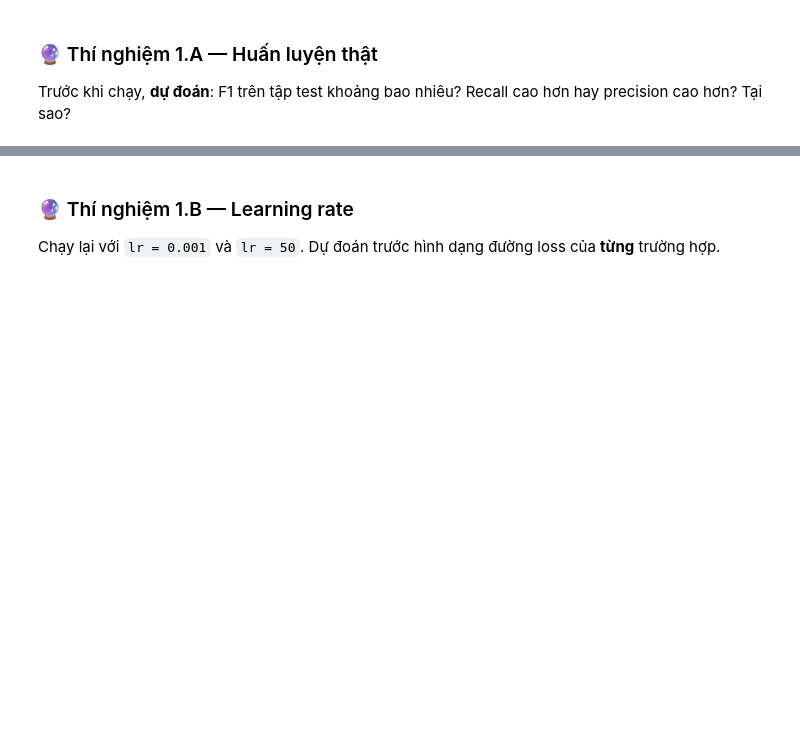
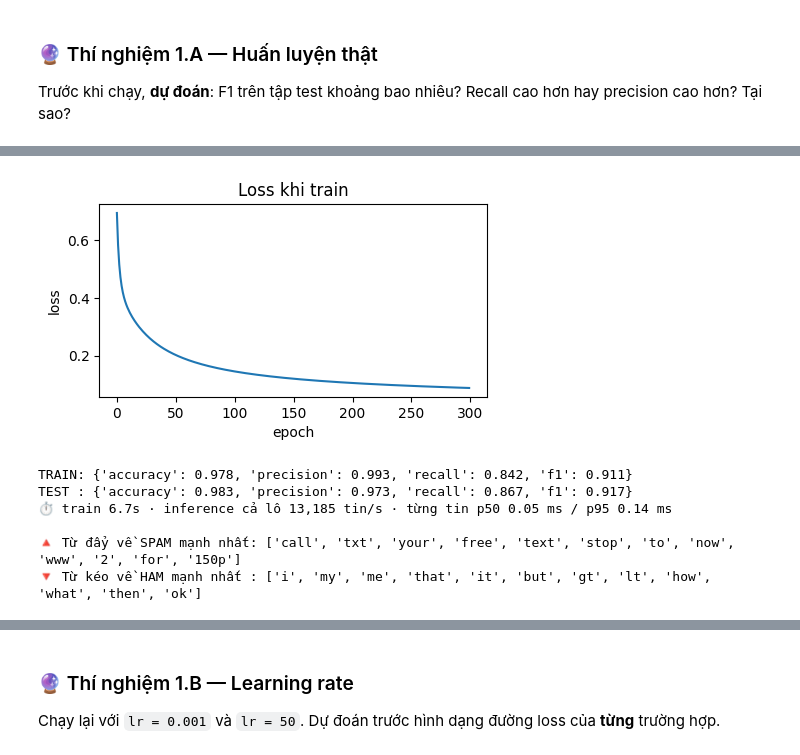
Before and after one commit to sasutaai/K5-L3-DAY01-NguyenTuanAnh-2A202603498-AIFoundation, a Jupyter notebook: src/day01_spam_ml_dl_embedding_llm.ipynb, the cells around one changed output, grey strips where cells are left out. Saved outputs shown, nothing was run; the diff lists cells and outputs as text; code cells hidden in the pictures; blank space fills up the shorter version.

Commit message:
Được tạo bằng Colab

```diff
--- a/src/day01_spam_ml_dl_embedding_llm.ipynb
+++ b/src/day01_spam_ml_dl_embedding_llm.ipynb
@@ -246,14 +322,38 @@ _run_check("1.3 train_logreg", _t)
 # %%
 # 🧩 TODO 1.4 — Đánh giá: accuracy chưa đủ khi dữ liệu lệch!
-def metrics(y_true, y_pred) -> dict:
-    """
-    Trả về {"accuracy", "precision", "recall", "f1"} (float). Lớp dương = spam (1).
-      precision = TP / (TP + FP)   — trong số tin bị chặn, bao nhiêu % là spam thật?
-      recall    = TP / (TP + FN)   — trong số spam thật, bắt được bao nhiêu %?
-      f1        = 2·P·R / (P + R)
-    Mẫu số = 0 → trả về 0.0 cho chỉ số đó.
-    """
-    raise NotImplementedError
+def metrics(y_true, y_pred):
+    """Tính các chỉ số accuracy, precision, recall, f1 dựa trên y_true và y_pred."""
+    y_true = np.asarray(y_true)
+    y_pred = np.asarray(y_pred)
+
+    # Tính các thành phần Confusion Matrix
+    tp = np.sum((y_true == 1) & (y_pred == 1))
+    tn = np.sum((y_true == 0) & (y_pred == 0))
+    fp = np.sum((y_true == 0) & (y_pred == 1))
+    fn = np.sum((y_true == 1) & (y_pred == 0))
+
+    # 1. Accuracy
+    total = len(y_true)
+    accuracy = (tp + tn) / total if total > 0 else 0.0
+
+    # 2. Precision (tránh chia cho 0)
+    precision_denom = tp + fp
+    precision = tp / precision_denom if precision_denom > 0 else 0.0
+
+    # 3. Recall (tránh chia cho 0)
+    recall_denom = tp + fn
+    recall = tp / recall_denom if recall_denom > 0 else 0.0
+
+    # 4. F1-Score (tránh chia cho 0)
+    f1_denom = precision + recall
+    f1 = 2 * (precision * recall) / f1_denom if f1_denom > 0 else 0.0
+
+    return {
+        "accuracy": float(accuracy),
+        "precision": float(precision),
+        "recall": float(recall),
+        "f1": float(f1)
+    }
 # %%
 def _t():
     m = metrics([1, 1, 1, 0, 0, 0, 0, 0], [1, 1, 0, 1, 0, 0, 0, 0])
@@ -270,24 +374,32 @@ predict("ml_f1", "...")   # ✏️ ví dụ: "F1 ~0.85, precision cao hơn recal
 # %%
-require_prediction("ml_f1")
+require_prediction("0.80")
 X_tr, X_va, X_te = vectorize(texts_tr, vocab), vectorize(texts_va, vocab), vectorize(texts_te, vocab)
 t0 = time.perf_counter()
 w, b, losses = train_logreg(X_tr, y_tr, lr=0.5, epochs=300)
 train_time = time.perf_counter() - t0
 
 plt.figure(figsize=(5, 2.5)); plt.plot(losses); plt.xlabel("epoch"); plt.ylabel("loss"); plt.title("Loss khi train"); plt.show()
 predict_bow_lr = lambda texts: (predict_proba(vectorize(texts, vocab), w, b) >= 0.5).astype(int)   # văn bản thô → nhãn
 pred_te, bench = benchmark(predict_bow_lr, texts_te, texts_te[SUB])
 m_tr = metrics(y_tr, (predict_proba(X_tr, w, b) >= 0.5).astype(int)); m_te = metrics(y_te, pred_te)
 print("TRAIN:", {k: round(v, 3) for k, v in m_tr.items()})
 print("TEST :", {k: round(v, 3) for k, v in m_te.items()})
 print(fmt_bench(train_time, bench))
 
 inv = {i: w_ for w_, i in vocab.items()}
 order = np.argsort(w)
 print("\n🔺 Từ đẩy về SPAM mạnh nhất:", [inv[i] for i in order[-12:][::-1]])
 print("🔻 Từ kéo về HAM mạnh nhất :", [inv[i] for i in order[:12]])
 RESULTS["1. BoW + LogReg (tự code)"] = {**m_te, "f1_SUB": metrics(y_te[SUB], pred_te[SUB])["f1"],
                                          "train_s": train_time, **bench, "usd_per_1k": 0.0}
+# %% [output]
+[figure, added]
+TRAIN: {'accuracy': 0.978, 'precision': 0.993, 'recall': 0.842, 'f1': 0.911}
+TEST : {'accuracy': 0.983, 'precision': 0.973, 'recall': 0.867, 'f1': 0.917}
+⏱ train 6.7s · inference cả lô 13,185 tin/s · từng tin p50 0.05 ms / p95 0.14 ms
+
+🔺 Từ đẩy về SPAM mạnh nhất: ['call', 'txt', 'your', 'free', 'text', 'stop', 'to', 'now', 'www', '2', 'for', '150p']
+🔻 Từ kéo về HAM mạnh nhất : ['i', 'my', 'me', 'that', 'it', 'but', 'gt', 'lt', 'how', 'what', 'then', 'ok']
 # %%
 # ⚙️ Đọc lỗi của mô hình — đây là việc quan trọng nhất của người làm AI
 wrong = np.where(pred_te != y_te)[0]
```
Also changed, not shown: parts of 26 cells of this notebook.
